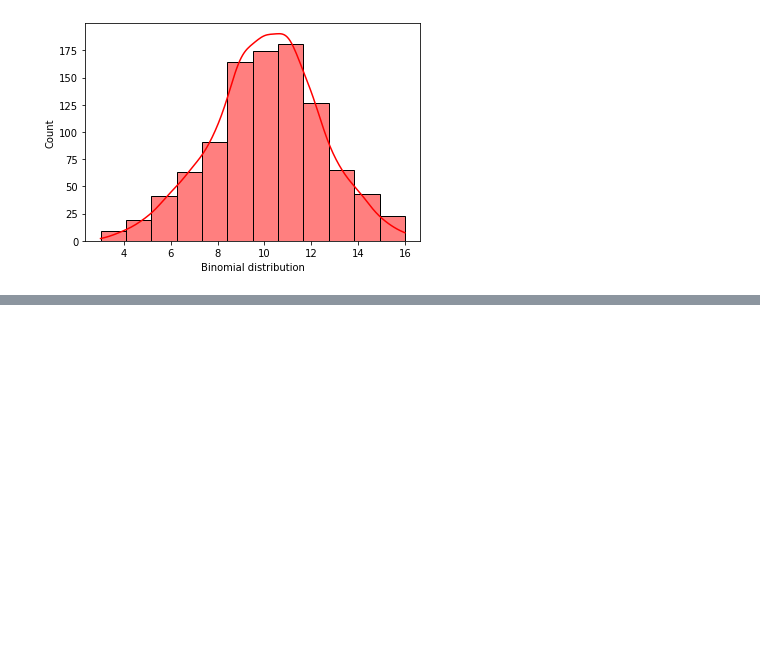
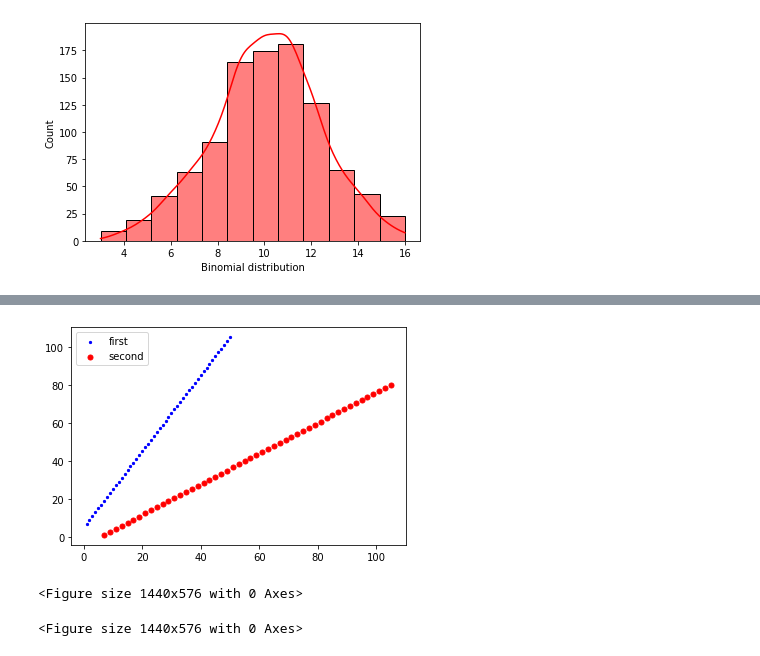
Before and after one commit to dconn20/Fund.D.A.Tasks, a Jupyter notebook: Task2020.ipynb, the cells around one changed output, grey strips where cells are left out. Saved outputs shown, nothing was run; the diff lists cells and outputs as text; code cells hidden in the pictures; blank space fills up the shorter version.

```diff
--- a/Task2020.ipynb
+++ b/Task2020.ipynb
@@ -216,0 +243,28 @@ Text(0.5, 0, 'Binomial distribution')
+# %%
+import numpy as np
+
+x1 = np.linspace(1, 50, 50)
+y1 = (2 * x + 5)
+
+x2 = np.linspace(1, 80, 50)
+y2 = (2 * x + 5)
+
+
+fig = plt.figure()
+#plt.figure(figsize = (20, 8))
+ax1 = fig.add_subplot(111)
+
+ax1.scatter(x1, y1, s=5, c='b', marker="o", label='first')
+ax1.scatter(y2, x2, s=25, c='r', marker="o", label='second')
+plt.legend(loc='upper left');
+plt.figure(figsize = (20, 8))
+plt.show()
+
+ax1.scatter(y2, x2, s=25, c='r', marker="o", label='second')
+#plt.legend(loc='upper left');
+plt.figure(figsize = (20, 8))
+plt.show()
+# %% [output]
+[figure, added]
+<Figure size 1440x576 with 0 Axes>
+<Figure size 1440x576 with 0 Axes>
```
Also changed, not shown: parts of 7 cells of this notebook.
